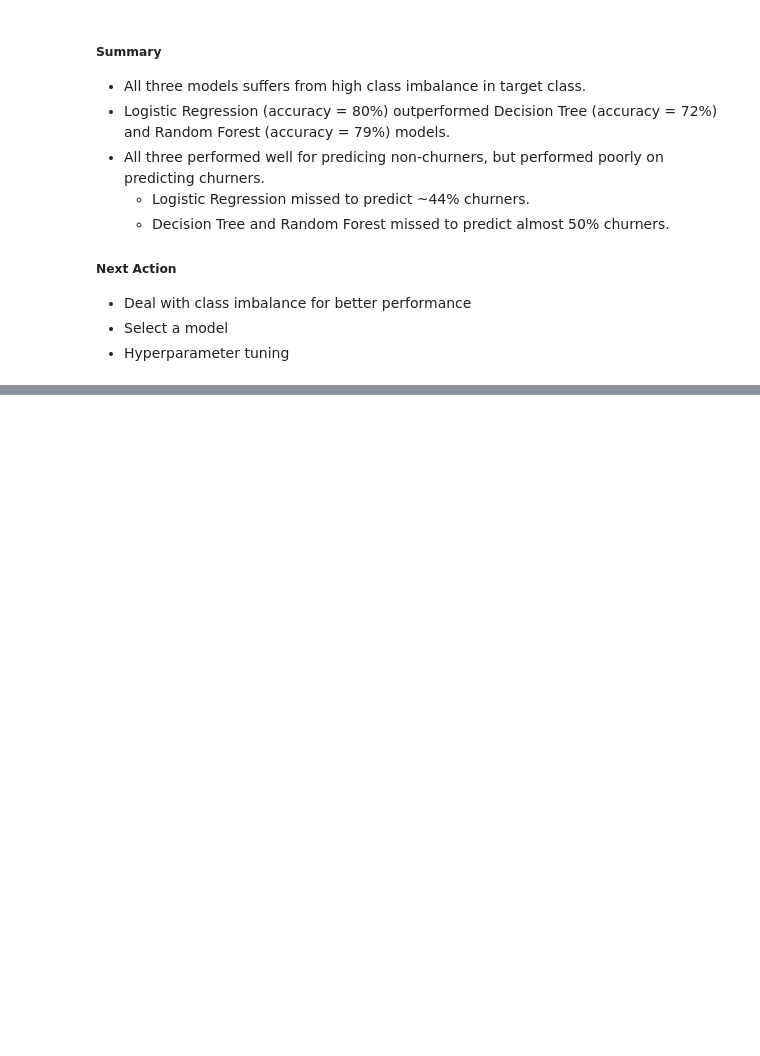
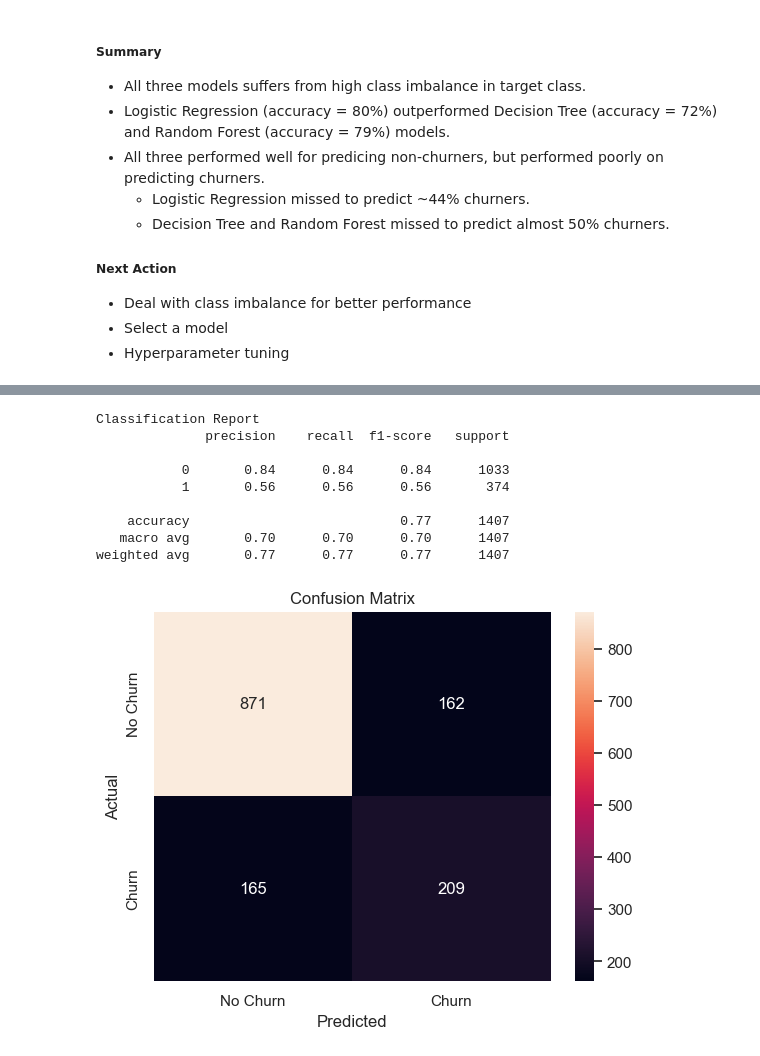
Before and after one commit to kuldeepguptahub/customerchurn, a Jupyter notebook: notebooks/data_load_and_eda.ipynb, the cells around one changed output, grey strips where cells are left out. Saved outputs shown, nothing was run; the diff lists cells and outputs as text; code cells hidden in the pictures; blank space fills up the shorter version.

```diff
--- a/notebooks/data_load_and_eda.ipynb
+++ b/notebooks/data_load_and_eda.ipynb
@@ -803,0 +909,14 @@ weighted avg       0.78      0.79      0.78      1407
+# %%
+rf_smot = RandomForestClassifier()
+classifier(rf_smot, X_train_smot, X_test_ready, y_train_smot, y_test)
+# %% [output]
+Classification Report
+              precision    recall  f1-score   support
+
+           0       0.84      0.84      0.84      1033
+           1       0.56      0.56      0.56       374
+
+    accuracy                           0.77      1407
+   macro avg       0.70      0.70      0.70      1407
+weighted avg       0.77      0.77      0.77      1407
+[figure, added]
```
Also changed, not shown: parts of 22 cells of this notebook.
